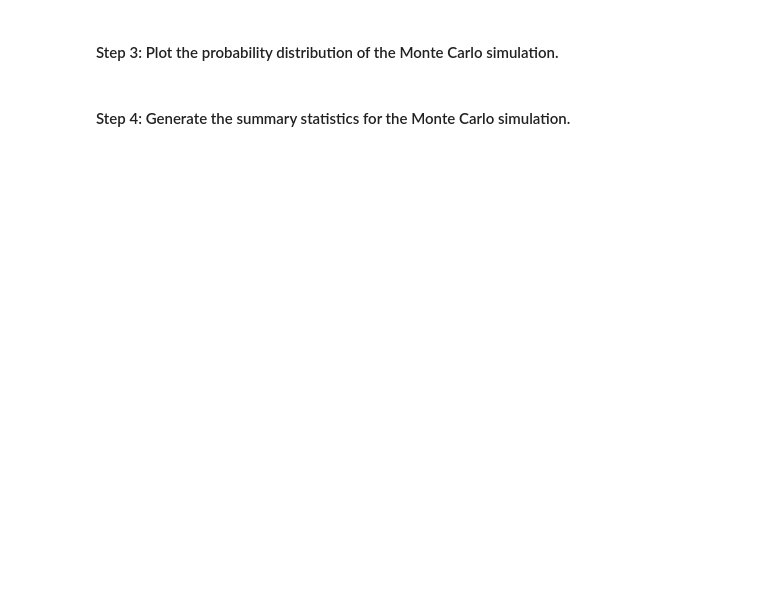
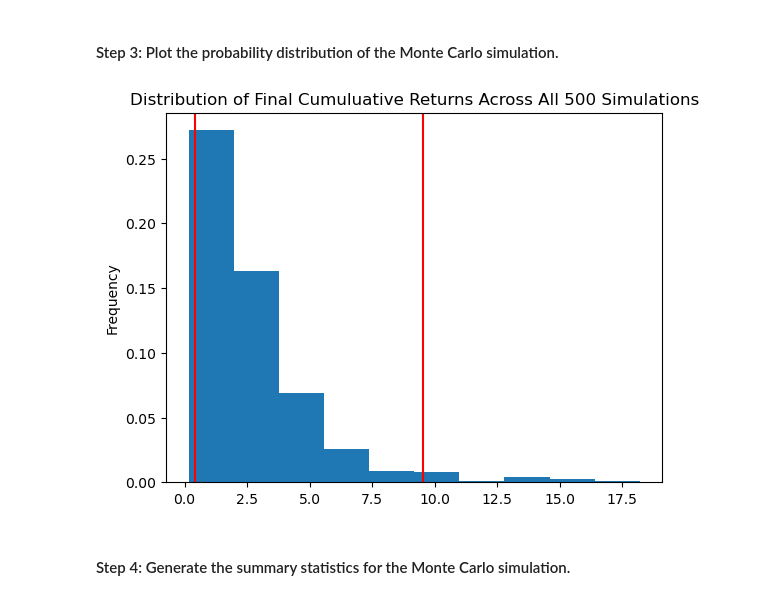
Before and after one commit to marvinlee100/Module_5, a Jupyter notebook: Challenge_5/financial_planning_tools.ipynb, the cells around one changed output. Saved outputs shown, nothing was run; the diff lists cells and outputs as text; code cells hidden in the pictures; blank space fills up the shorter version.

```diff
--- a/Challenge_5/financial_planning_tools.ipynb
+++ b/Challenge_5/financial_planning_tools.ipynb
@@ -519,7 +618,10 @@ In this section, you’ll use the MCForecastTools library to create a Monte Carl
 # %%
 # Visualize the probability distribution of the 30-year Monte Carlo simulation
 # by plotting a histogram
 # YOUR CODE HERE
+MC_60_SPY_40_AGG_distribution_plot = MC_60_SPY_40_AGG_weight.plot_distribution()
+# %% [output]
+[figure, added]
 # %% [markdown]
 #### Step 4: Generate the summary statistics for the Monte Carlo simulation.
 # %%
```
Also changed, not shown: parts of 27 cells of this notebook.
